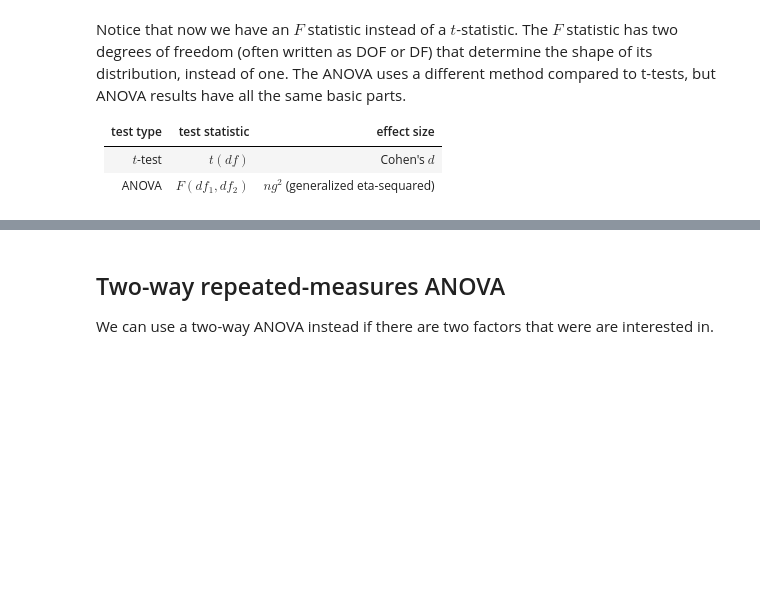
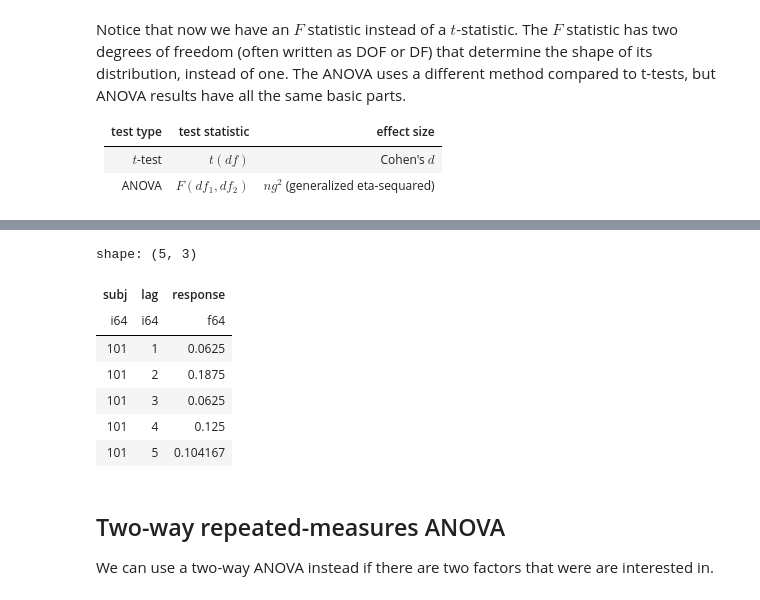
Before and after one commit to mortonne/datascipsych, a Jupyter notebook: assignments/assignment11/inferential_statistics.ipynb, the cells around one changed output, grey strips where cells are left out. Saved outputs shown, nothing was run; the diff lists cells and outputs as text; code cells hidden in the pictures; blank space fills up the shorter version.

```diff
--- a/assignments/assignment11/inferential_statistics.ipynb
+++ b/assignments/assignment11/inferential_statistics.ipynb
@@ -225,0 +275,13 @@ shape: (5, 5)
+# %%
+p_old_probe = (
+    test.group_by("subj", "probe_type")
+    .agg(pl.col("response").mean())
+    .sort("subj", "probe_type")
+)
+p_old_targets = p_old_probe.filter(pl.col("probe_type") == "target")
+p_old_lures_lag = (
+    test.filter(pl.col("probe_type") == "lure")
+    .group_by("subj", "lag")
+    .agg(pl.col("response").mean())
+    .sort("subj", "lag")
+)
@@ -312,0 +443,11 @@ Notice that now we have an $F$ statistic instead of a $t$-statistic. The $F$ sta
+# %%
+p_old_lures_lag.head(5)
+# %% [output]
+shape: (5, 3)
+| subj | lag | response |
+| i64 | i64 | f64 |
+| 101 | 1 | 0.0625 |
+| 101 | 2 | 0.1875 |
+| 101 | 3 | 0.0625 |
+| 101 | 4 | 0.125 |
+| 101 | 5 | 0.104167 |
```
Also changed, not shown: parts of 30 cells of this notebook.
